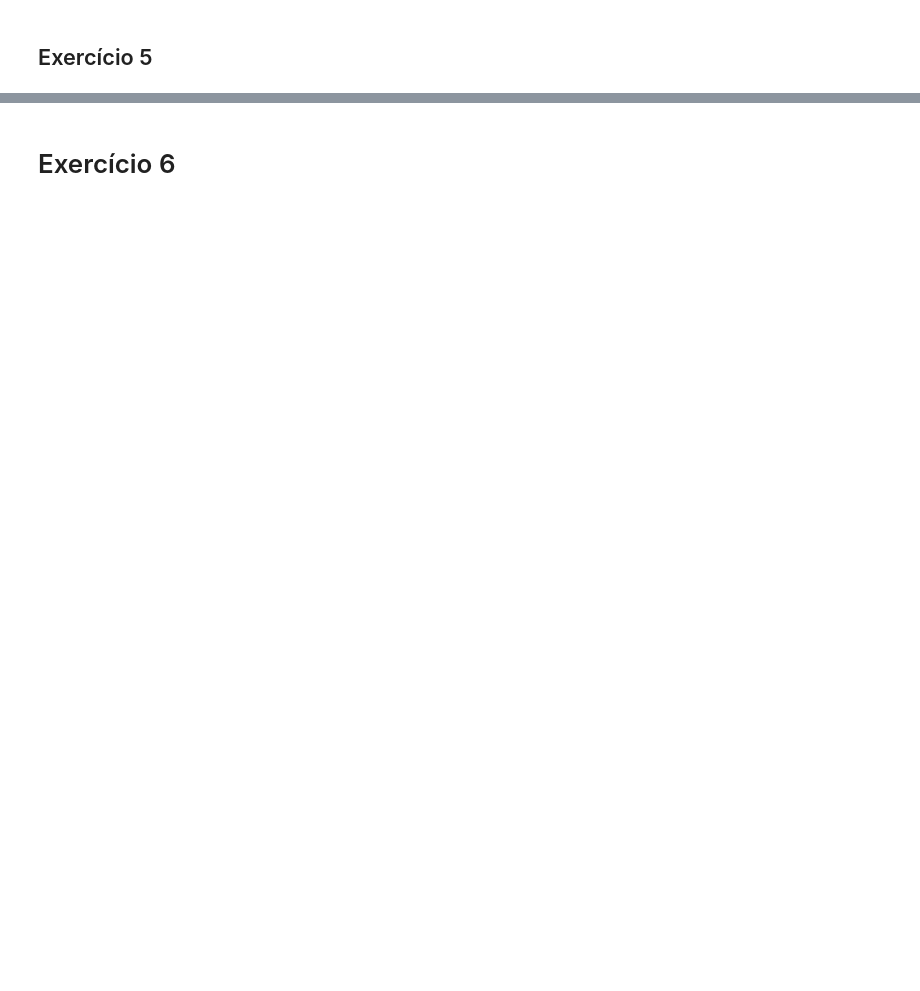
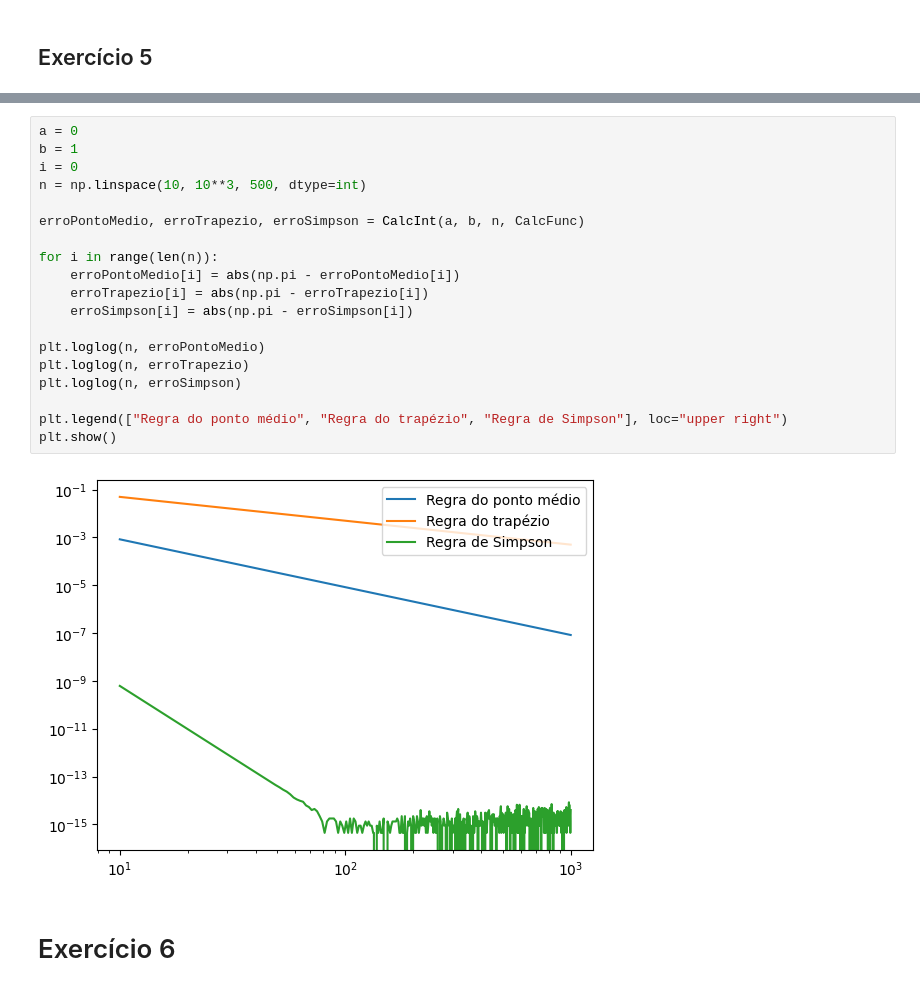
Before and after one commit to heloisaPazeti/Calc_Numeric, a Jupyter notebook: Exercicios/Lista_5.ipynb, the cells around one changed output, grey strips where cells are left out. Cells and saved outputs as stored; diff of their text form; blank space fills up the shorter version.

```diff
--- a/Exercicios/Lista_5.ipynb
+++ b/Exercicios/Lista_5.ipynb
@@ -246,3 +316,24 @@ Usando as diferentes regras compostas de Newton-Cotes vistas, calcular o valor n
+# %%
+a = 0
+b = 1
+i = 0
+n = np.linspace(10, 10**3, 500, dtype=int)
+
+erroPontoMedio, erroTrapezio, erroSimpson = CalcInt(a, b, n, CalcFunc)
+
+for i in range(len(n)):
+    erroPontoMedio[i] = abs(np.pi - erroPontoMedio[i])
+    erroTrapezio[i] = abs(np.pi - erroTrapezio[i])
+    erroSimpson[i] = abs(np.pi - erroSimpson[i])
+
+plt.loglog(n, erroPontoMedio)
+plt.loglog(n, erroTrapezio)
+plt.loglog(n, erroSimpson)
+
+plt.legend(["Regra do ponto médio", "Regra do trapézio", "Regra de Simpson"], loc="upper right")
+plt.show()
+# %% [output]
+[figure, added]
 # %% [markdown]
 # Exercício 6
 # %% [markdown]
```
Also changed, not shown: parts of 28 cells of this notebook, 3 other files.
